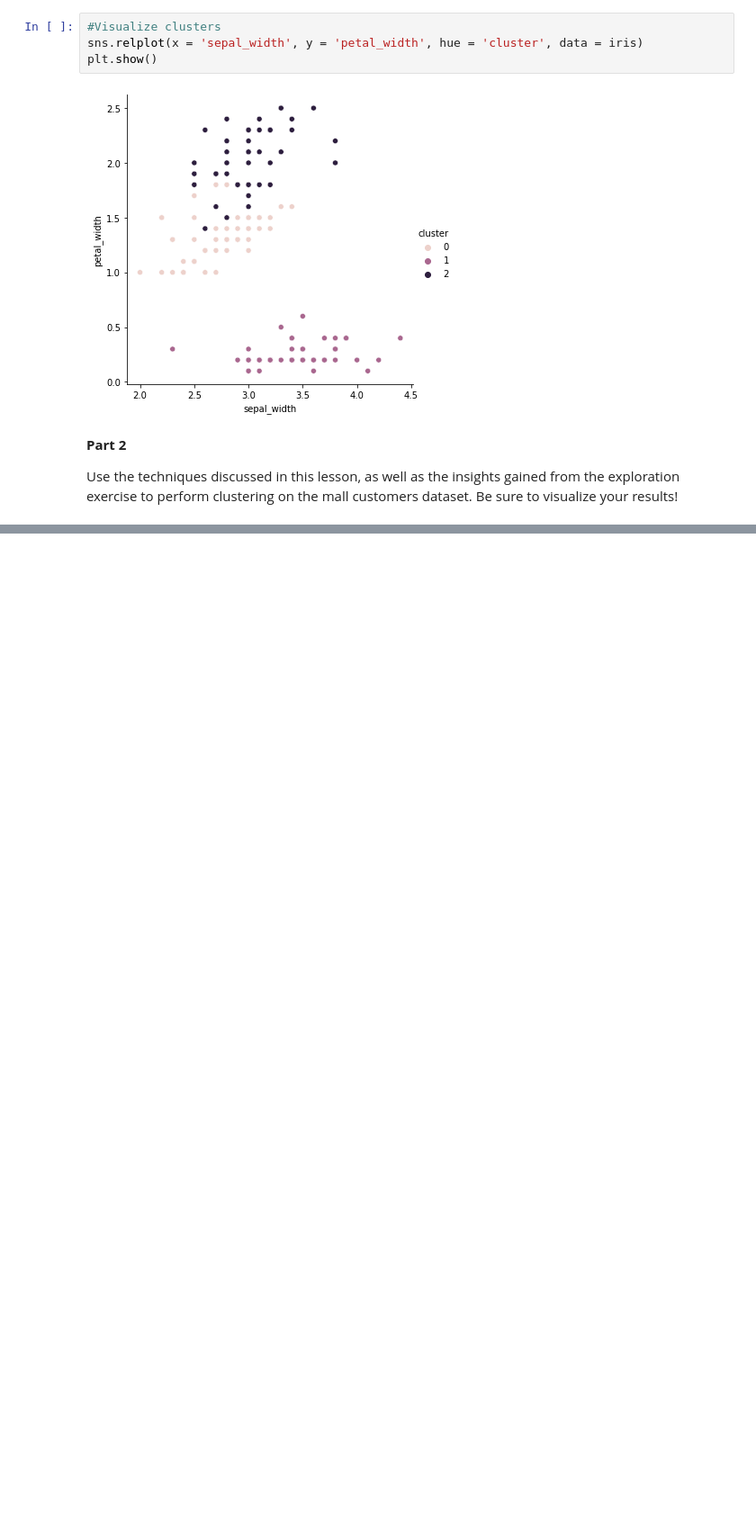
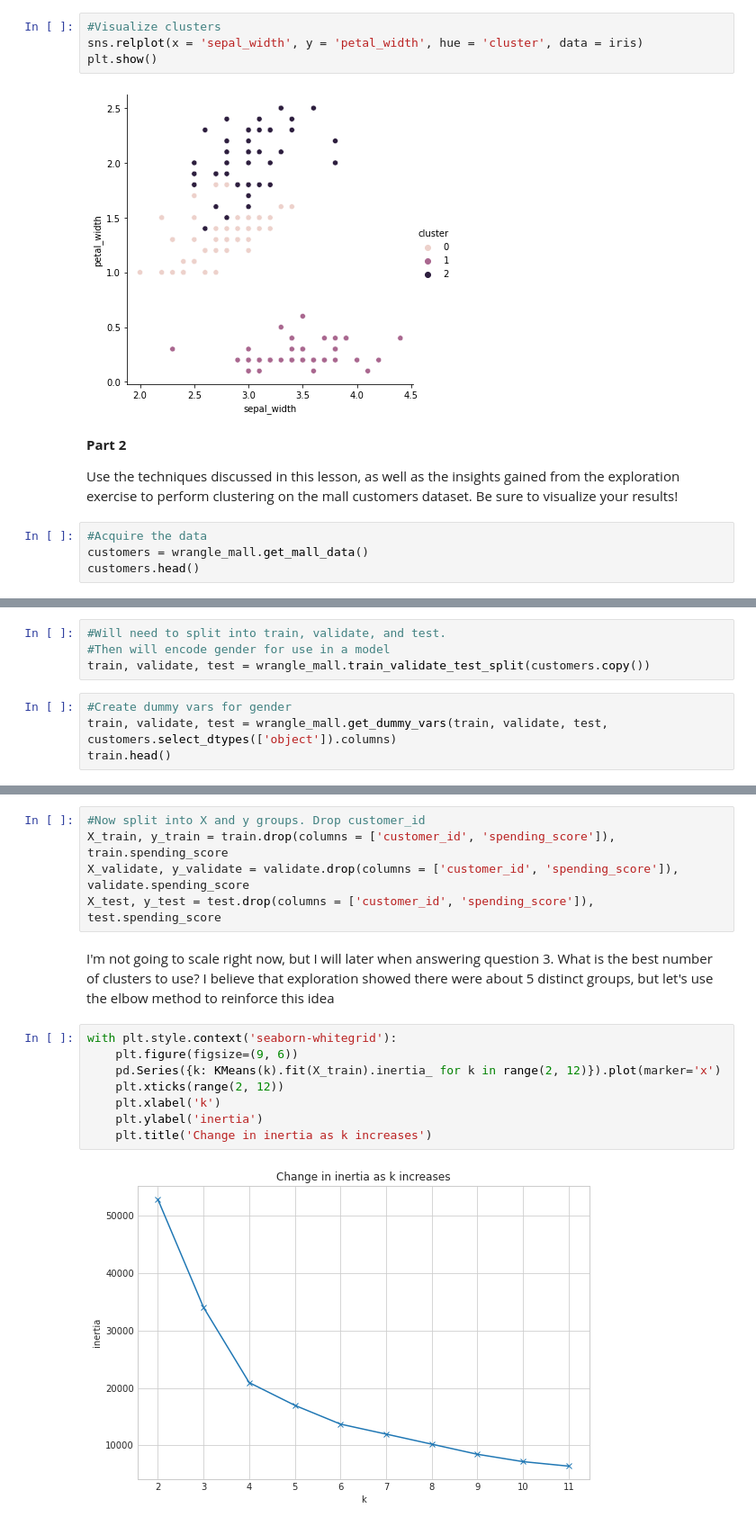
Before and after one commit to johnathon-smith/clustering-exercises, a Jupyter notebook: modeling.ipynb, the cells around one changed output, grey strips where cells are left out. Shown at 90% size. Drawn from its saved outputs; the diff is of its cells as text; blank space fills up the shorter version.

Commit message:
Finished the exercises for modeling with clusters

```diff
--- a/modeling.ipynb
+++ b/modeling.ipynb
@@ -118,3 +119,7 @@ plt.show()
 __Part 2__
 
 Use the techniques discussed in this lesson, as well as the insights gained from the exploration exercise to perform clustering on the mall customers dataset. Be sure to visualize your results!
+# %%
+#Acquire the data
+customers = wrangle_mall.get_mall_data()
+customers.head()
@@ -120,0 +148,8 @@ Use the techniques discussed in this lesson, as well as the insights gained from
+# %%
+#Will need to split into train, validate, and test.
+#Then will encode gender for use in a model
+train, validate, test = wrangle_mall.train_validate_test_split(customers.copy())
+# %%
+#Create dummy vars for gender
+train, validate, test = wrangle_mall.get_dummy_vars(train, validate, test, customers.select_dtypes(['object']).columns)
+train.head()
@@ -120,0 +163,19 @@ Use the techniques discussed in this lesson, as well as the insights gained from
+# %%
+#Now split into X and y groups. Drop customer_id
+X_train, y_train = train.drop(columns = ['customer_id', 'spending_score']), train.spending_score
+X_validate, y_validate = validate.drop(columns = ['customer_id', 'spending_score']), validate.spending_score
+X_test, y_test = test.drop(columns = ['customer_id', 'spending_score']), test.spending_score
+# %% [markdown]
+I'm not going to scale right now, but I will later when answering question 3.
+What is the best number of clusters to use?
+I believe that exploration showed there were about 5 distinct groups, but let's use the elbow method to reinforce this idea
+# %%
+with plt.style.context('seaborn-whitegrid'):
+    plt.figure(figsize=(9, 6))
+    pd.Series({k: KMeans(k).fit(X_train).inertia_ for k in range(2, 12)}).plot(marker='x')
+    plt.xticks(range(2, 12))
+    plt.xlabel('k')
+    plt.ylabel('inertia')
+    plt.title('Change in inertia as k increases')
+# %% [output]
+[figure, added]
```
Also changed, not shown: parts of 21 cells of this notebook.
